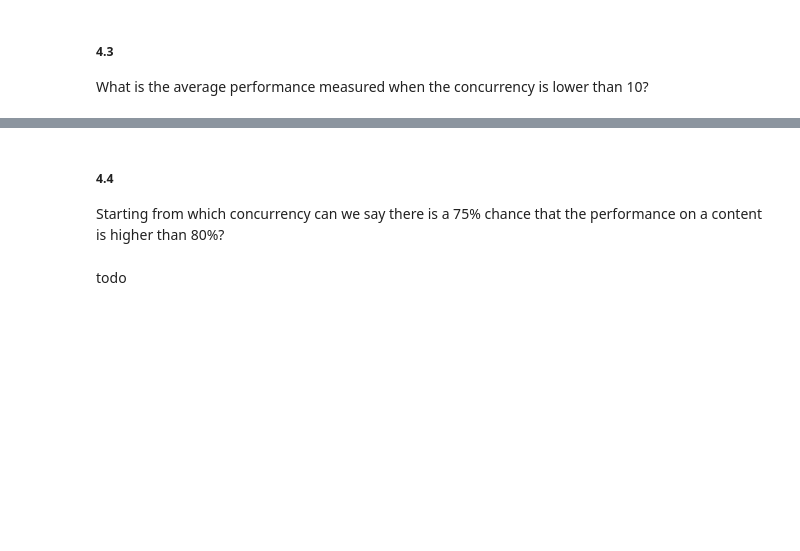
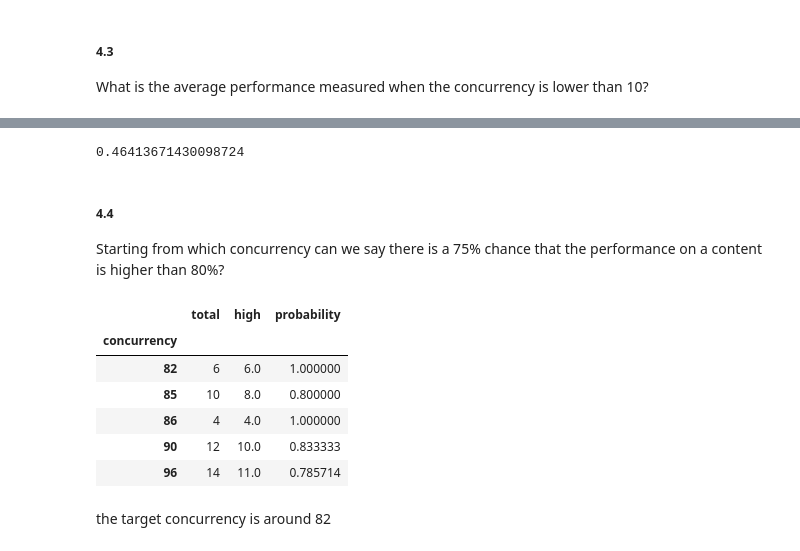
Before and after one commit to yihohu/sr_exercice, a Jupyter notebook: nb.ipynb, the cells around one changed output, grey strips where cells are left out. Cells and saved outputs as stored; diff of their text form; code cells hidden in the pictures; blank space fills up the shorter version.

```diff
--- a/nb.ipynb
+++ b/nb.ipynb
@@ -45,7 +42,8 @@ def is_first_payload(row):
 ##### 2.2
 Add a column `isFirstPayload` to the dataset, that must be `True` if the row represents a payload that was **the first payload** sent by a viewer, and `False` otherwise.
 # %%
-df['isFirstPayload'] = df.apply(lambda row: is_first_payload(row), axis=1)
+# add column by simply applying the method defined above
+df['isFirstPayload'] = df.apply(lambda x: is_first_payload(x), axis=1)
 df.head()
 # %% [output]
 |  | company | live | mediaEngine | p2p | cdn | upload | peers_count | peers_match | timestamp | ... |
@@ -143,5 +124,52 @@ Name: readableDate, Length: 379335, dtype: int64
+# %%
+# group readable date to get concurrency
+gb = df.groupby('content')
+concurrency = gb.size().to_frame(name='concurrency')
+
+# sum p2p and cdn for calculating performance
+agg = gb.agg({'p2p': 'sum', 'cdn': 'sum'})
+agg_concurrency = concurrency.join(agg).reset_index()
+
+agg_concurrency = agg_concurrency[agg_concurrency.concurrency < 10]
+
+total_p2p = agg_concurrency.p2p.sum()
+total_cdn = agg_concurrency.cdn.sum()
+
+average_performance = total_p2p / (total_p2p + total_cdn)
+average_performance
+# %% [output]
+0.46413671430098724
 # %% [markdown]
 ##### 4.4
 Starting from which concurrency can we say there is a 75% chance that the performance on a content is higher than 80%?
-# %% [markdown]
-todo
+# %%
+def calc_perf(row):
+    if row['p2p'] + row['cdn'] == 0:
+        return 0
+    return row['p2p'] / (row['p2p'] + row['cdn'])
+
+# sum p2p and cdn for calculating performance
+perf = concurrency.join(agg).reset_index()
+perf['perf'] = perf.apply(lambda row: calc_perf(row),  axis=1)
+
+# group by concurrency : for each concurrency , calculate total number and number of high performance
+perf_gb = perf.groupby('concurrency')
+
+perf_total = perf_gb.size().to_frame(name = 'total')
+perf_high = perf[perf.perf >= 0.8].groupby('concurrency').size().to_frame(name = 'high')
+
+statistic = perf_total.join(perf_high)
+statistic['probability'] = statistic.apply(lambda x: x['high'] / x['total'], axis=1)
+
+statistic = statistic[statistic.probability > 0.75]
+statistic.head()
+# %% [output]
+|  | total | high | probability |
+| concurrency |  |  |  |
+| 82 | 6 | 6.0 | 1.000000 |
+| 85 | 10 | 8.0 | 0.800000 |
+| 86 | 4 | 4.0 | 1.000000 |
+| 90 | 12 | 10.0 | 0.833333 |
+| 96 | 14 | 11.0 | 0.785714 |
+# %% [markdown]
+the target concurrency is around 82
```
Also changed, not shown: parts of 8 cells of this notebook.
